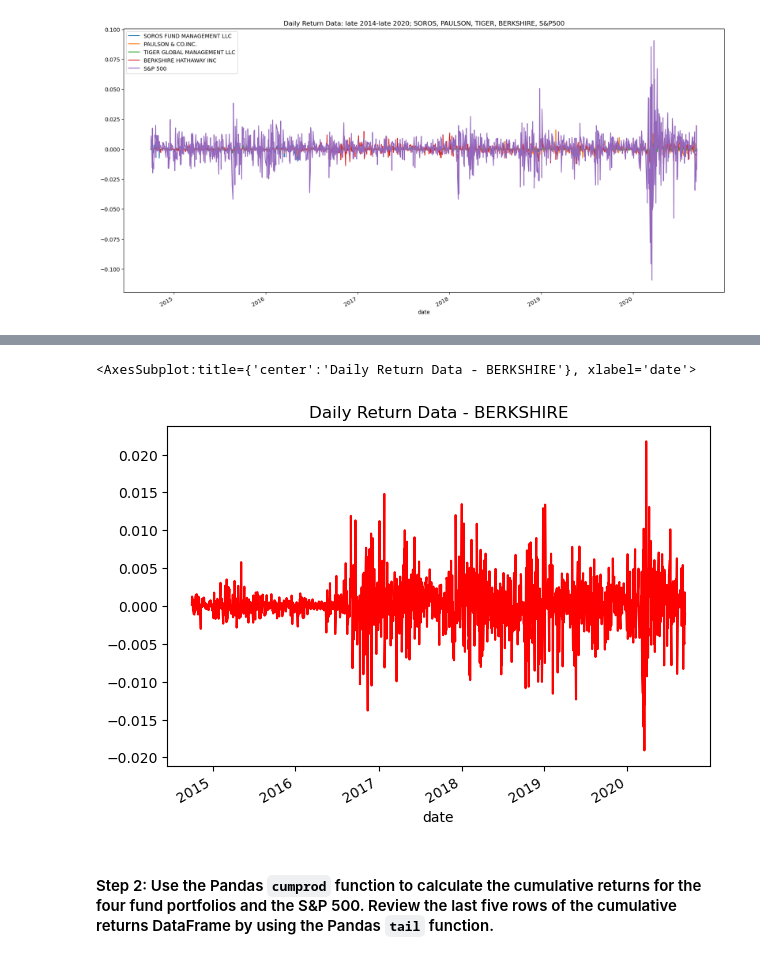
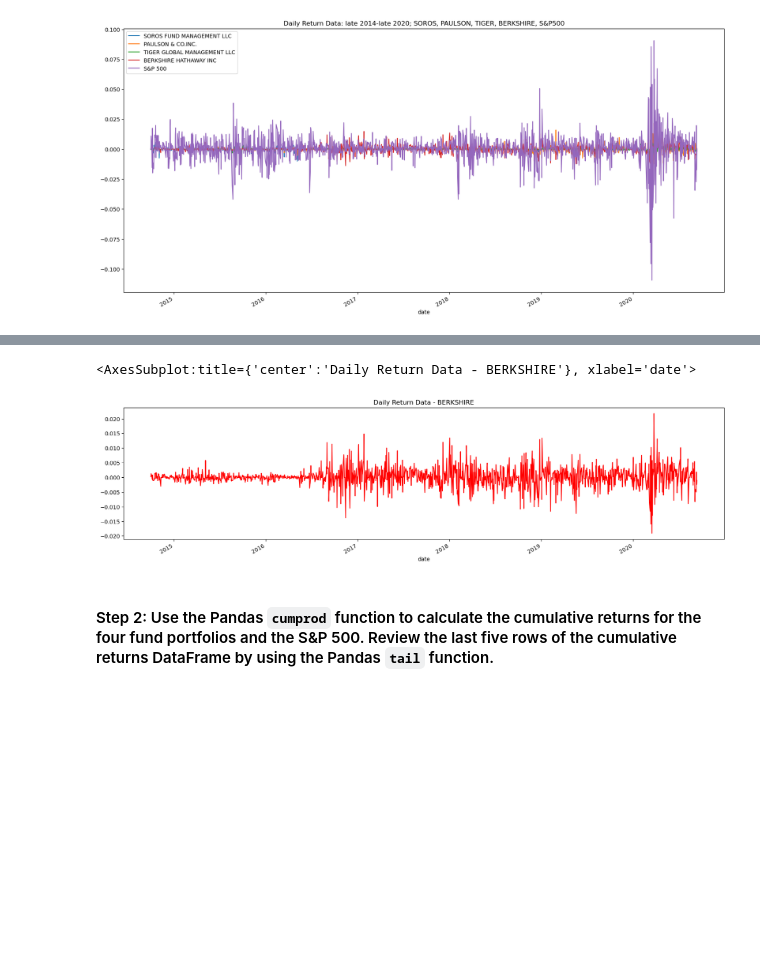
Before and after one commit to djohnst914/Risk_Analysis_Investment_Opportunities, a Jupyter notebook: risk_return_analysis.ipynb, the cells around one changed output, grey strips where cells are left out. Saved outputs shown, nothing was run; the diff lists cells and outputs as text; code cells hidden in the pictures; blank space fills up the shorter version.

```diff
--- a/risk_return_analysis.ipynb
+++ b/risk_return_analysis.ipynb
@@ -182,9 +182,9 @@ whale_navs_daily_returns_df["TIGER GLOBAL MANAGEMENT LLC"].plot(figsize=(7,5), t
 # %%
 # Plot Berkshire for better visualization if needed
-whale_navs_daily_returns_df["BERKSHIRE HATHAWAY INC"].plot(figsize=(7,5), title="Daily Return Data - BERKSHIRE", color="red")
+whale_navs_daily_returns_df["BERKSHIRE HATHAWAY INC"].plot(figsize=(20,5), title="Daily Return Data - BERKSHIRE", color="red")
 # %% [output]
 <AxesSubplot:title={'center':'Daily Return Data - BERKSHIRE'}, xlabel='date'>
-[figure, old version]
+[figure, new version]
 # %% [markdown]
 #### Step 2: Use the Pandas `cumprod` function to calculate the cumulative returns for the four fund portfolios and the S&P 500. Review the last five rows of the cumulative returns DataFrame by using the Pandas `tail` function.
 # %%
```
Also changed, not shown: parts of 8 cells of this notebook.
